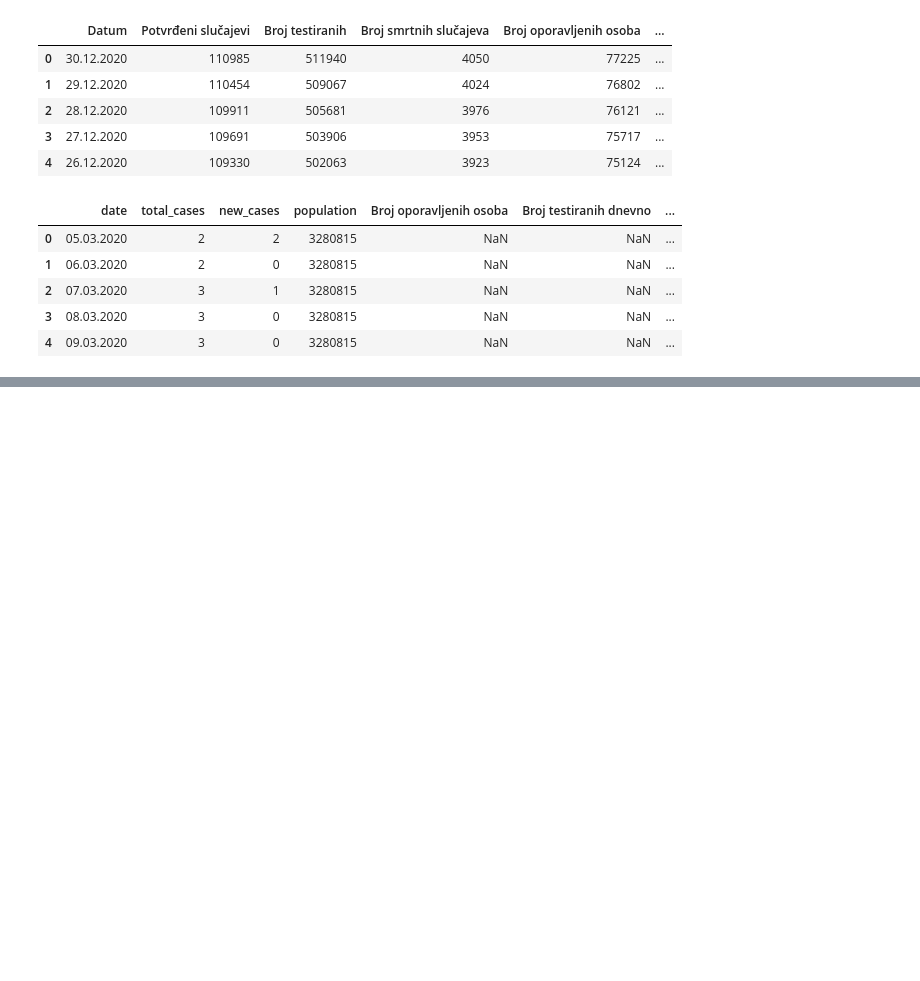
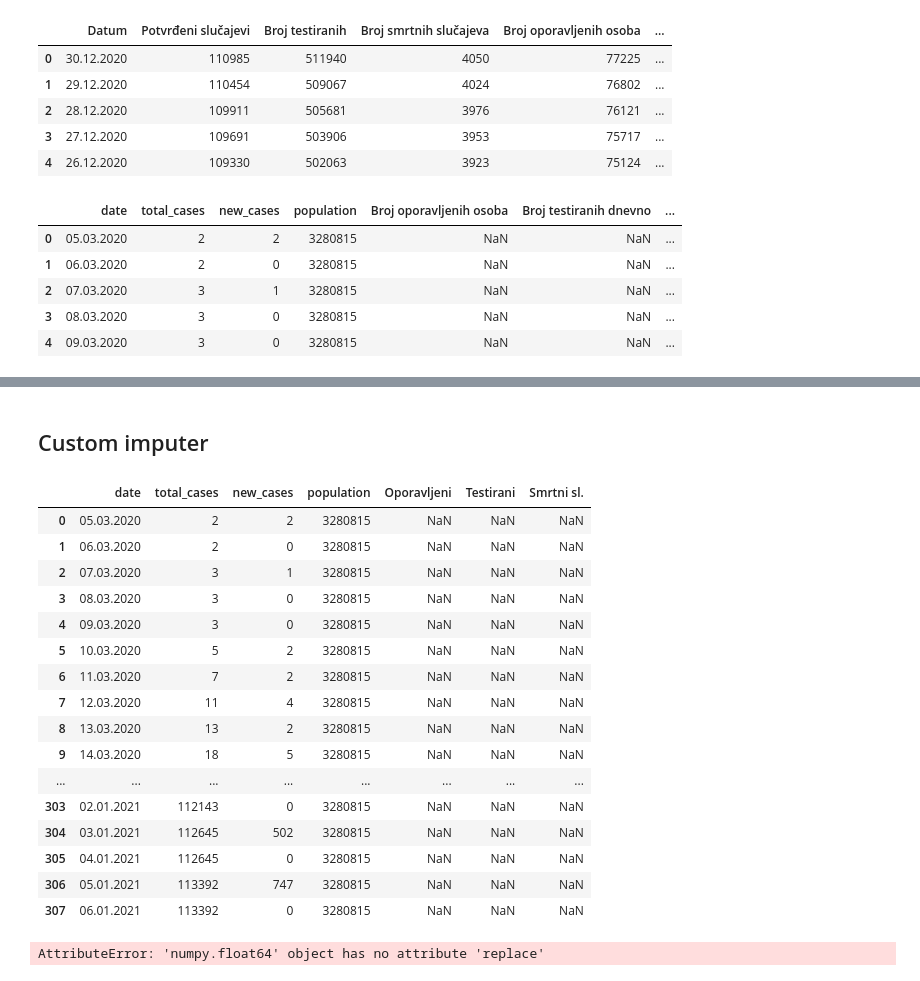
Before and after one commit to WorldWideWest/COVID-19, a Jupyter notebook: notebooks/COVID.ipynb, the cells around one changed output, grey strips where cells are left out. Saved outputs shown, nothing was run; the diff lists cells and outputs as text; code cells hidden in the pictures; blank space fills up the shorter version.

```diff
--- a/notebooks/COVID.ipynb
+++ b/notebooks/COVID.ipynb
@@ -279,3 +281,28 @@ def MissingDataPlot(dataFrame):
 MissingDataPlot(missingData)
 # %% [output]
 [interactive output not drawn]
+# %% [markdown]
+## Custom imputer
+# %%
+missingData = pd.read_excel(os.path.join("../dataSet/cleanData", "missingData.xlsx"), engine = "openpyxl")
+# %%
+pd.options.display.max_rows = 1000
+missingData
+# %% [output]
+|  | date | total_cases | new_cases | population | Oporavljeni | Testirani | Smrtni sl. |
+| 0 | 05.03.2020 | 2 | 2 | 3280815 | NaN | NaN | NaN |
+| 1 | 06.03.2020 | 2 | 0 | 3280815 | NaN | NaN | NaN |
+| 2 | 07.03.2020 | 3 | 1 | 3280815 | NaN | NaN | NaN |
+| 3 | 08.03.2020 | 3 | 0 | 3280815 | NaN | NaN | NaN |
+| 4 | 09.03.2020 | 3 | 0 | 3280815 | NaN | NaN | NaN |
+| 5 | 10.03.2020 | 5 | 2 | 3280815 | NaN | NaN | NaN |
+| 6 | 11.03.2020 | 7 | 2 | 3280815 | NaN | NaN | NaN |
+| 7 | 12.03.2020 | 11 | 4 | 3280815 | NaN | NaN | NaN |
+| 8 | 13.03.2020 | 13 | 2 | 3280815 | NaN | NaN | NaN |
+| 9 | 14.03.2020 | 18 | 5 | 3280815 | NaN | NaN | NaN |
+| ... | ... | ... | ... | ... | ... | ... | ... |
+| 303 | 02.01.2021 | 112143 | 0 | 3280815 | NaN | NaN | NaN |
+| 304 | 03.01.2021 | 112645 | 502 | 3280815 | NaN | NaN | NaN |
+| 305 | 04.01.2021 | 112645 | 0 | 3280815 | NaN | NaN | NaN |
+| 306 | 05.01.2021 | 113392 | 747 | 3280815 | NaN | NaN | NaN |
+| 307 | 06.01.2021 | 113392 | 0 | 3280815 | NaN | NaN | NaN |
@@ -281,0 +313,5 @@ MissingDataPlot(missingData)
+# %%
+for i in range(0, 28):
+    testingData["Testirani"] = testingData.iloc[i, 5].replace(testingData.iloc[i, 5], int(testingAvg))
+# %% [output]
+AttributeError: 'numpy.float64' object has no attribute 'replace'
```
Also changed, not shown: parts of 10 cells of this notebook, 10 other files.
